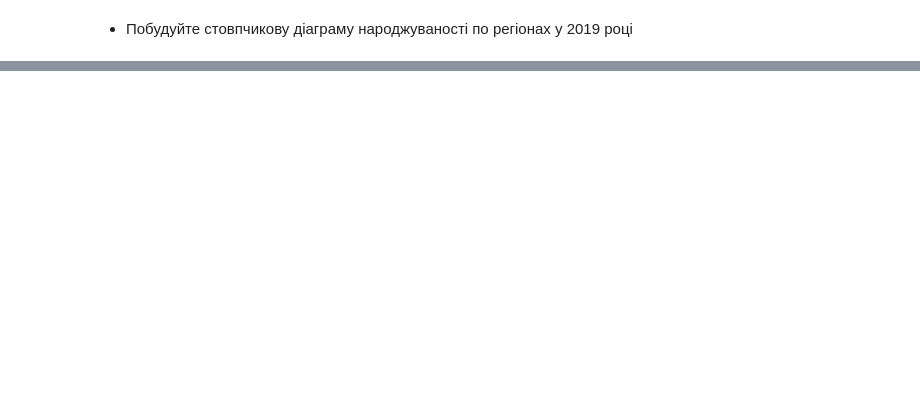
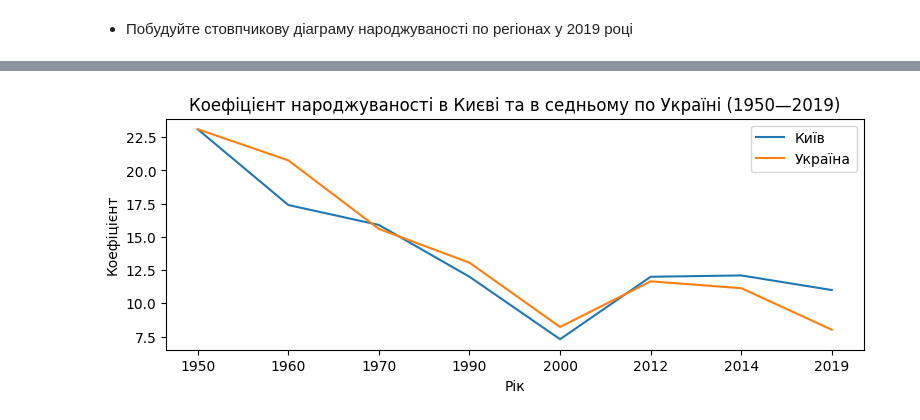
Before and after one commit to YpL68/DataScience9, a Jupyter notebook: HW2.1.ipynb, the cells around one changed output, grey strips where cells are left out. Cells and saved outputs as stored; diff of their text form; code cells hidden in the pictures; blank space fills up the shorter version.

```diff
--- a/HW2.1.ipynb
+++ b/HW2.1.ipynb
@@ -176,0 +199,10 @@ birth_table.plot.bar(x='Регіон', y='2019', color='orange')
+# %%
+union_df = pd.concat([birth_table.iloc[25][1:], df1], axis=1)
+union_df.columns = ["Київ", "Україна"]
+fig, ax = plt.subplots(figsize=(9, 3))
+union_df.plot(ax=ax)
+ax.set_title("Коефіцієнт народжуваності в Києві та в седньому по Україні (1950—2019)")
+ax.set_xlabel("Рік")
+ax.set_ylabel("Коефіцієнт");
+# %% [output]
+[figure, added]
```
Also changed, not shown: parts of 9 cells of this notebook.
